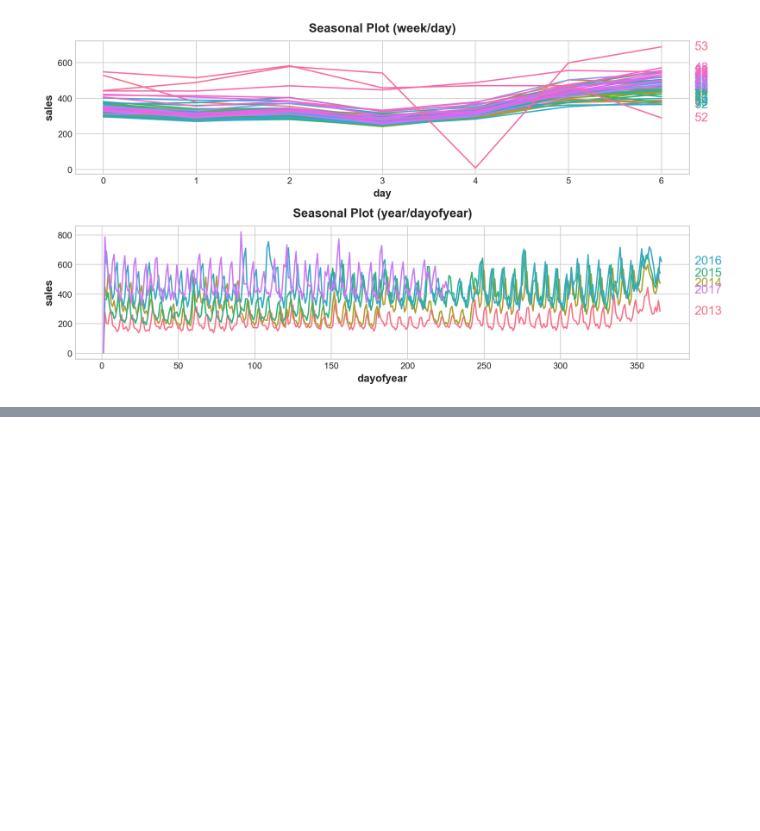
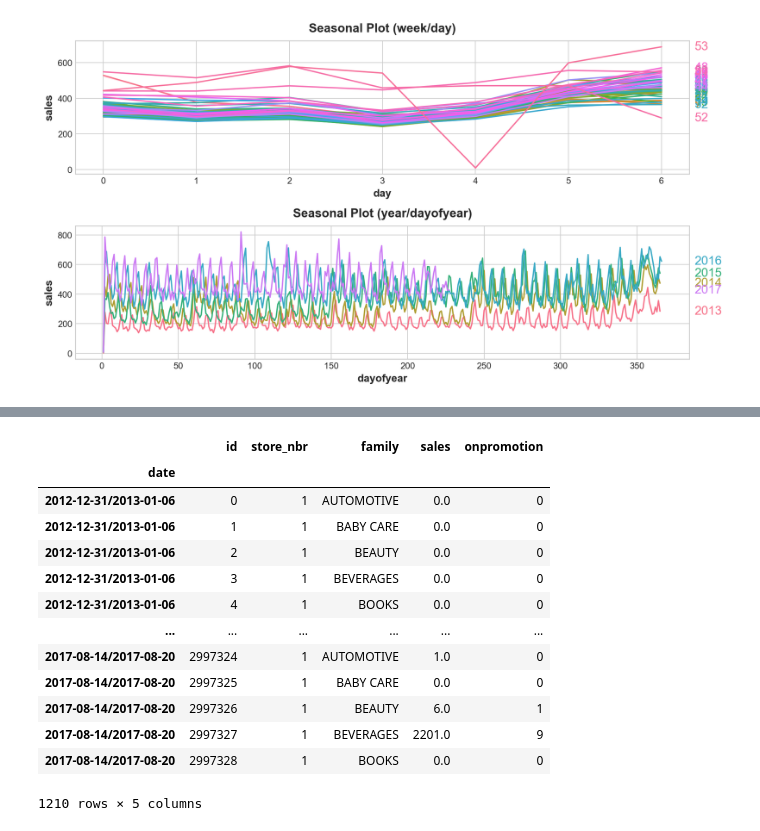
Before and after one commit to rohovskoi/store_sales_supervised_ml, a Jupyter notebook: store_sales_test.ipynb, the cells around one changed output, grey strips where cells are left out. Saved outputs shown, nothing was run; the diff lists cells and outputs as text; code cells hidden in the pictures; blank space fills up the shorter version.

```diff
--- a/store_sales_test.ipynb
+++ b/store_sales_test.ipynb
@@ -369,0 +480,27 @@ _ = ax.legend()
+# %%
+from itertools import groupby
+
+
+sales_df = train.copy()
+sales_df = sales_df.set_index('date').to_period('W')
+sales_df = sales_df.groupby('date')
+
+
+#ax = sales_df.sales.plot(title='Sales Trends', **plot_params)
+#_ = ax.set(ylabel="Sales")
+sales_df.head()
+# %% [output]
+|  | id | store_nbr | family | sales | onpromotion |
+| date |  |  |  |  |  |
+| 2012-12-31/2013-01-06 | 0 | 1 | AUTOMOTIVE | 0.0 | 0 |
+| 2012-12-31/2013-01-06 | 1 | 1 | BABY CARE | 0.0 | 0 |
+| 2012-12-31/2013-01-06 | 2 | 1 | BEAUTY | 0.0 | 0 |
+| 2012-12-31/2013-01-06 | 3 | 1 | BEVERAGES | 0.0 | 0 |
+| 2012-12-31/2013-01-06 | 4 | 1 | BOOKS | 0.0 | 0 |
+| ... | ... | ... | ... | ... | ... |
+| 2017-08-14/2017-08-20 | 2997324 | 1 | AUTOMOTIVE | 1.0 | 0 |
+| 2017-08-14/2017-08-20 | 2997325 | 1 | BABY CARE | 0.0 | 0 |
+| 2017-08-14/2017-08-20 | 2997326 | 1 | BEAUTY | 6.0 | 1 |
+| 2017-08-14/2017-08-20 | 2997327 | 1 | BEVERAGES | 2201.0 | 9 |
+| 2017-08-14/2017-08-20 | 2997328 | 1 | BOOKS | 0.0 | 0 |
+1210 rows × 5 columns
```
Also changed, not shown: parts of 17 cells of this notebook.
